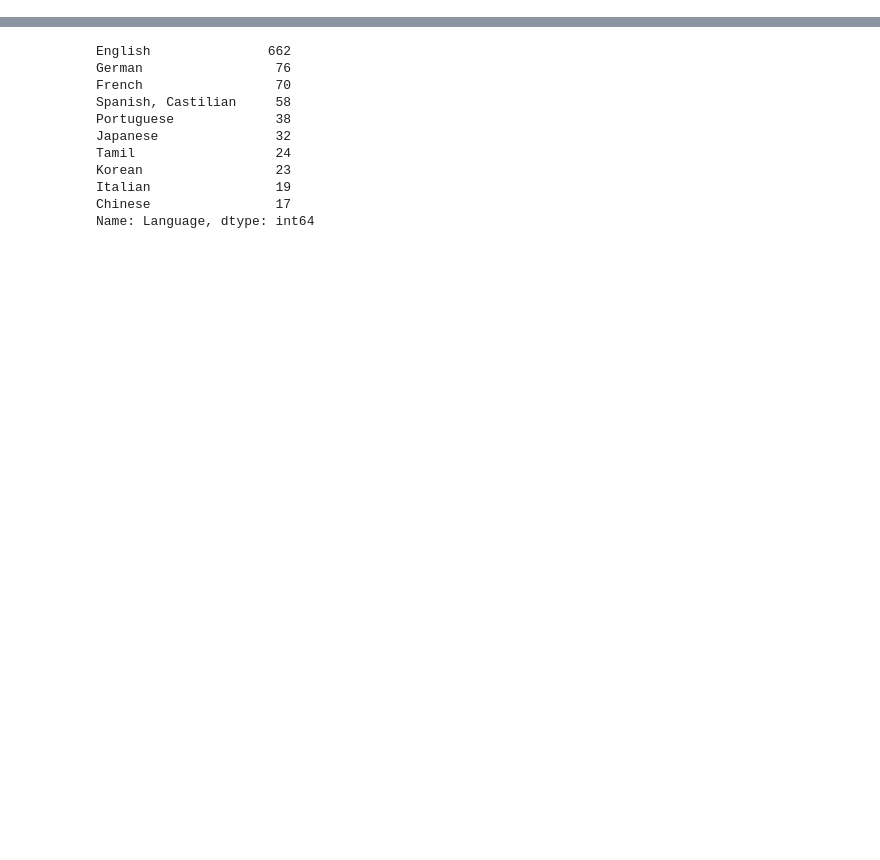
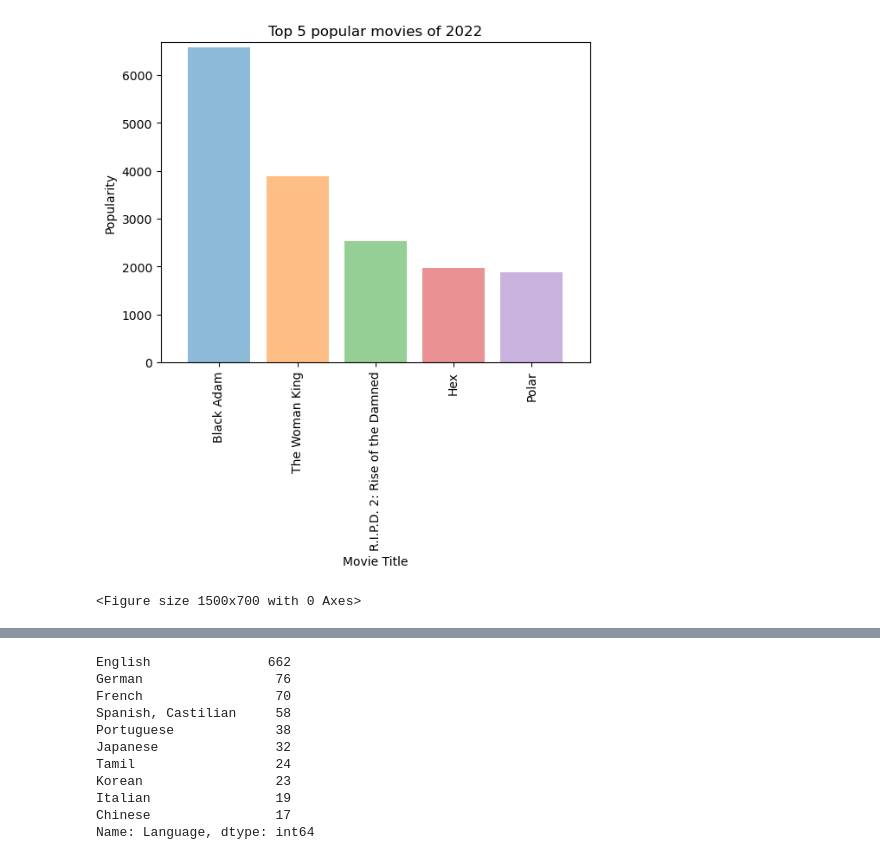
Before and after one commit to Deepika0Mehantigiri/Project-1, a Jupyter notebook: Deepika_code.ipynb, the cells around one changed output, grey strips where cells are left out. Saved outputs shown, nothing was run; the diff lists cells and outputs as text; code cells hidden in the pictures; blank space fills up the shorter version.

```diff
--- a/Deepika_code.ipynb
+++ b/Deepika_code.ipynb
@@ -90,0 +50,20 @@ top_5_tmdb.head(10)
+# %%
+users = [6579,3881,2530,1977,1881]
+x_axis = ["Black Adam", "The Woman King", "R.I.P.D. 2: Rise of the Damned", "Hex", "Polar"]
+pie_colors = sns.color_palette('tab10')
+plt.bar(x_axis, users, color = pie_colors, alpha=0.5, align="center")
+tick_locations = [value for value in x_axis]
+plt.xticks(tick_locations,["Black Adam", "The Woman King", "R.I.P.D. 2: Rise of the Damned", "Hex", "Polar"],rotation=45)
+
+plt.xlim(-0.75, len(x_axis)-0.25)
+plt.ylim(0, max(users)+100)
+plt.title("Top 5 popular movies of 2022")
+plt.xlabel("Movie Title")
+plt.ylabel("Popularity")
+plt.xticks(rotation=90)
+plt.figure(figsize=(15,7))
+plt.savefig("../project-1/popularmovies2022.png")
+plt.show()
+# %% [output]
+[figure, added]
+<Figure size 1500x700 with 0 Axes>
```
Also changed, not shown: parts of 33 cells of this notebook, 31 other files.
